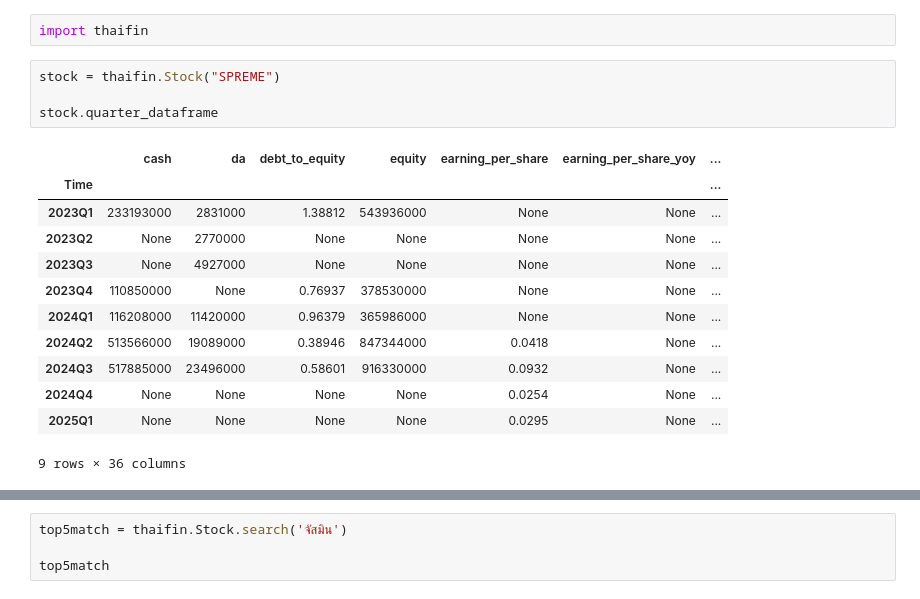
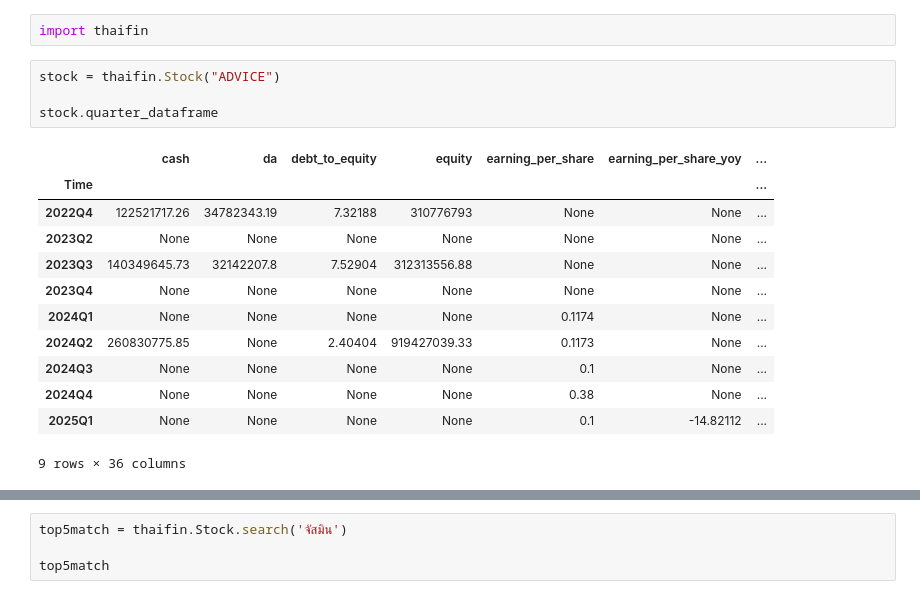
Before and after one commit to ninyawee/thaifin, a Jupyter notebook: samples/view.ipynb, the cells around one changed output, grey strips where cells are left out. Cells and saved outputs as stored; diff of their text form.

```diff
--- a/samples/view.ipynb
+++ b/samples/view.ipynb
@@ -1,21 +1,21 @@
 # %%
 import thaifin
 # %%
-stock = thaifin.Stock("SPREME")
+stock = thaifin.Stock("ADVICE")
 
 stock.quarter_dataframe
 # %% [output]
 |  | cash | da | debt_to_equity | equity | earning_per_share | earning_per_share_yoy | ... |
 | Time |  |  |  |  |  |  | ... |
-| 2023Q1 | 233193000 | 2831000 | 1.38812 | 543936000 | None | None | ... |
-| 2023Q2 | None | 2770000 | None | None | None | None | ... |
-| 2023Q3 | None | 4927000 | None | None | None | None | ... |
-| 2023Q4 | 110850000 | None | 0.76937 | 378530000 | None | None | ... |
-| 2024Q1 | 116208000 | 11420000 | 0.96379 | 365986000 | None | None | ... |
-| 2024Q2 | 513566000 | 19089000 | 0.38946 | 847344000 | 0.0418 | None | ... |
-| 2024Q3 | 517885000 | 23496000 | 0.58601 | 916330000 | 0.0932 | None | ... |
-| 2024Q4 | None | None | None | None | 0.0254 | None | ... |
-| 2025Q1 | None | None | None | None | 0.0295 | None | ... |
+| 2022Q4 | 122521717.26 | 34782343.19 | 7.32188 | 310776793 | None | None | ... |
+| 2023Q2 | None | None | None | None | None | None | ... |
+| 2023Q3 | 140349645.73 | 32142207.8 | 7.52904 | 312313556.88 | None | None | ... |
+| 2023Q4 | None | None | None | None | None | None | ... |
+| 2024Q1 | None | None | None | None | 0.1174 | None | ... |
+| 2024Q2 | 260830775.85 | None | 2.40404 | 919427039.33 | 0.1173 | None | ... |
+| 2024Q3 | None | None | None | None | 0.1 | None | ... |
+| 2024Q4 | None | None | None | None | 0.38 | None | ... |
+| 2025Q1 | None | None | None | None | 0.1 | -14.82112 | ... |
 9 rows × 36 columns
 # %%
 stock.yearly_dataframe
```
Also changed, not shown: parts of 4 cells of this notebook, 7 other files.
